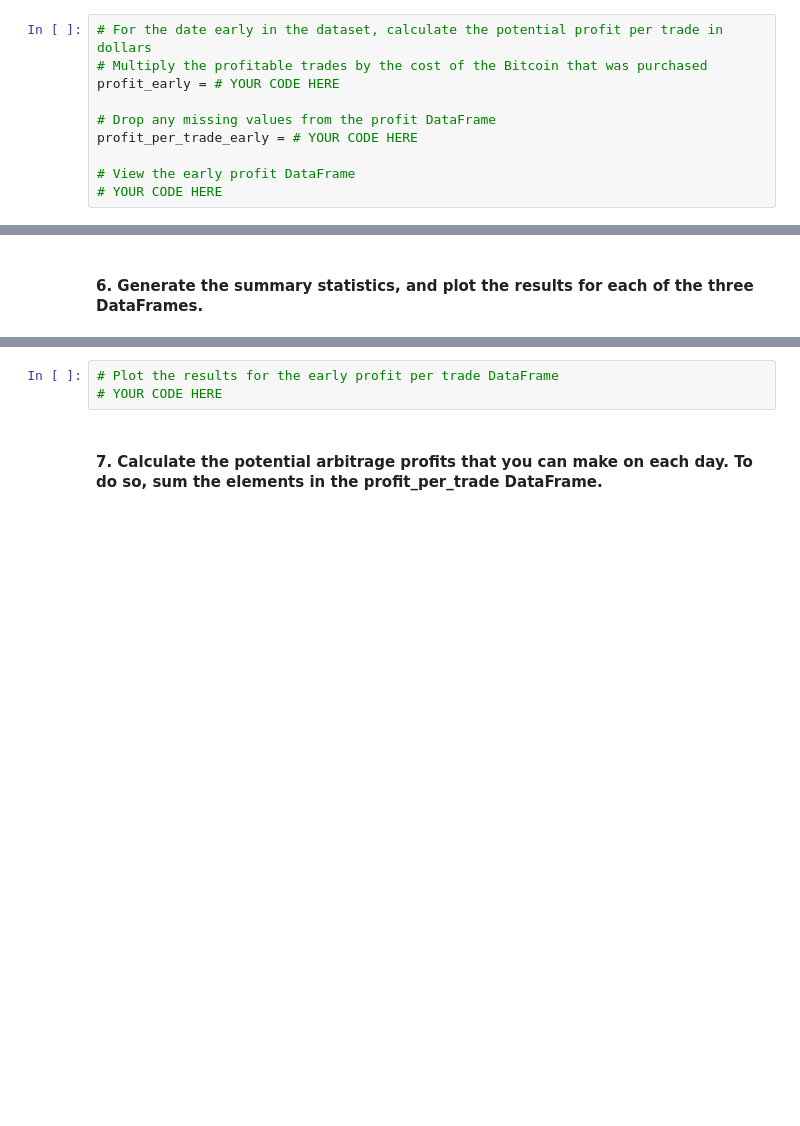
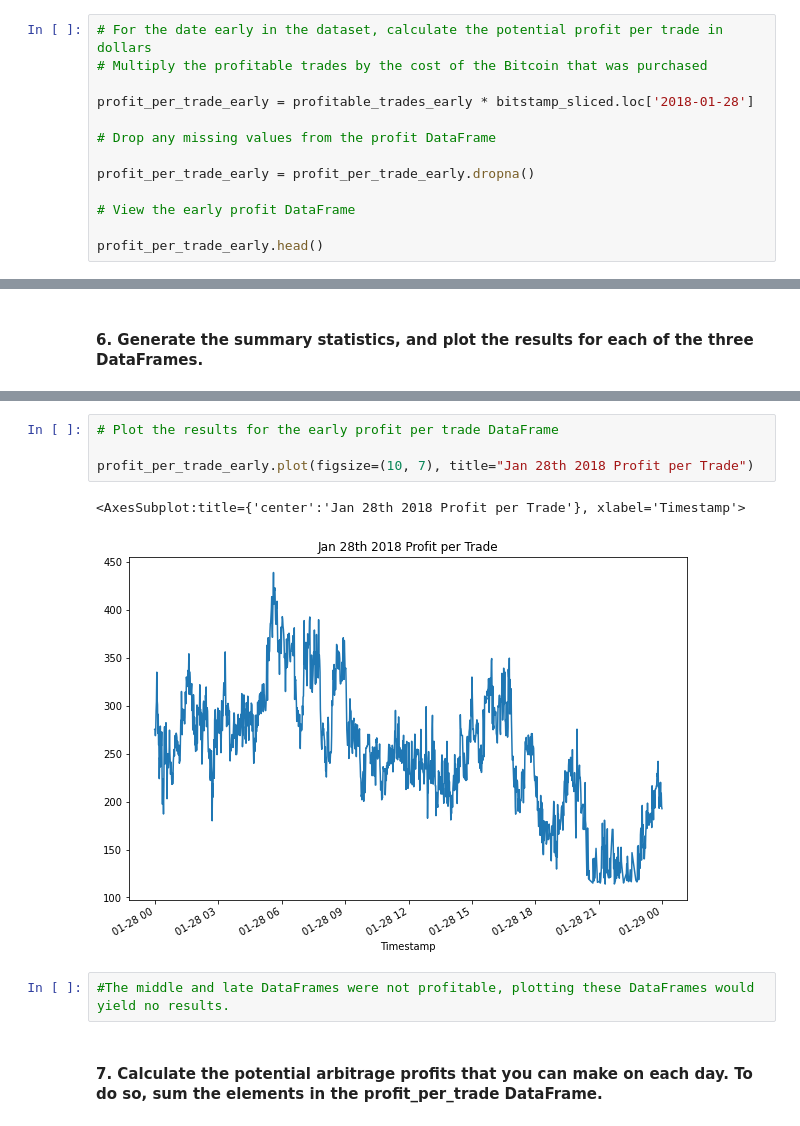
Before and after one commit to ThomasBrierton/Bitcoin_Arbitrage_Model, a Jupyter notebook: crypto_arbitrage.ipynb, the cells around one changed output, grey strips where cells are left out. Drawn from its saved outputs; the diff is of its cells as text; blank space fills up the shorter version.

```diff
--- a/crypto_arbitrage.ipynb
+++ b/crypto_arbitrage.ipynb
@@ -686,10 +727,13 @@ Series([], Name: Close, dtype: float64)
 # %%
 # For the date early in the dataset, calculate the potential profit per trade in dollars
 # Multiply the profitable trades by the cost of the Bitcoin that was purchased
-profit_early = # YOUR CODE HERE
+
+profit_per_trade_early = profitable_trades_early * bitstamp_sliced.loc['2018-01-28']
 
 # Drop any missing values from the profit DataFrame
-profit_per_trade_early = # YOUR CODE HERE
+
+profit_per_trade_early = profit_per_trade_early.dropna()
 
 # View the early profit DataFrame
-# YOUR CODE HERE
+
+profit_per_trade_early.head()
@@ -701,6 +794,12 @@ profit_per_trade_early = # YOUR CODE HERE
 # %%
 # Plot the results for the early profit per trade DataFrame
-# YOUR CODE HERE
+
+profit_per_trade_early.plot(figsize=(10, 7), title="Jan 28th 2018 Profit per Trade")
+# %% [output]
+<AxesSubplot:title={'center':'Jan 28th 2018 Profit per Trade'}, xlabel='Timestamp'>
+[figure, added]
+# %%
+#The middle and late DataFrames were not profitable, plotting these DataFrames would yield no results.
 # %% [markdown]
 #### 7. Calculate the potential arbitrage profits that you can make on each day. To do so, sum the elements in the profit_per_trade DataFrame.
 # %%
```
Also changed, not shown: parts of 17 cells of this notebook.
